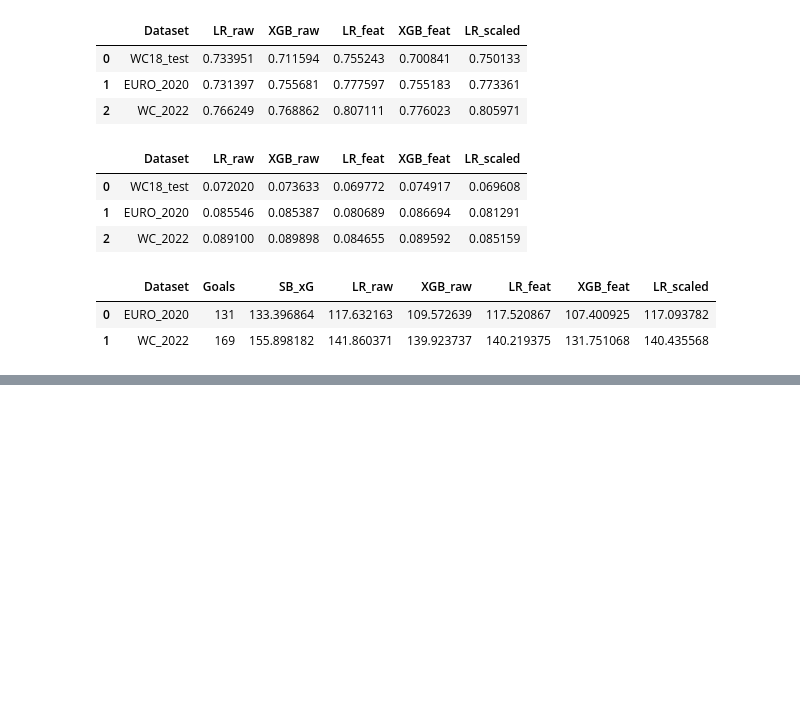
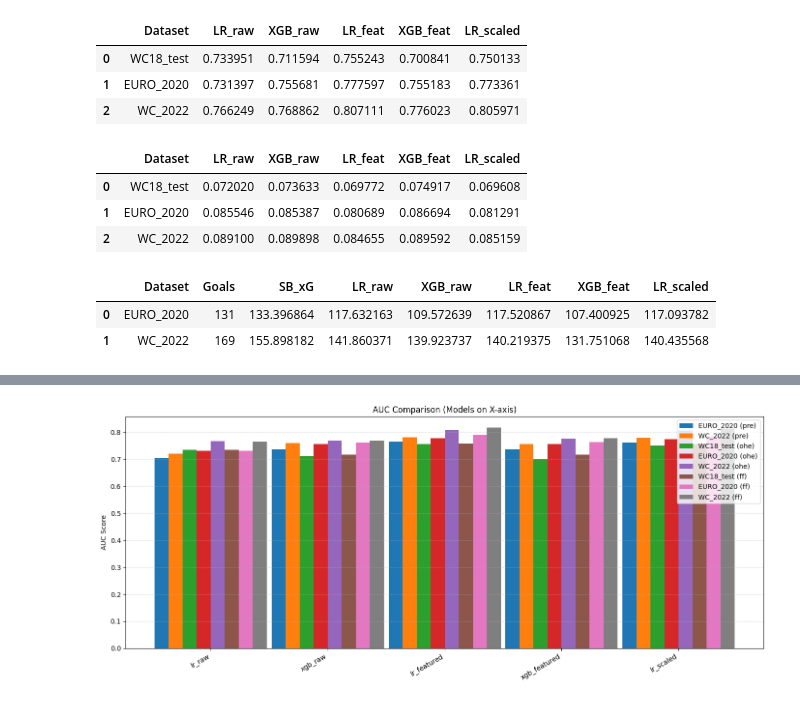
Before and after one commit to M-Traiki/Final_Project_Ironhack, a Jupyter notebook: model_training_and_evaluation.ipynb, the cells around one changed output, grey strips where cells are left out. Cells and saved outputs as stored; diff of their text form; code cells hidden in the pictures; blank space fills up the shorter version.

Commit message:
Grid search

```diff
--- a/model_training_and_evaluation.ipynb
+++ b/model_training_and_evaluation.ipynb
@@ -1255,0 +1469,33 @@ SB xG:         155.90
+# %%
+import matplotlib.pyplot as plt
+import numpy as np
+
+# Models on x-axis
+models = ["lr_raw", "xgb_raw", "lr_featured", "xgb_featured", "lr_scaled"]
+x = np.arange(len(models))  # positions
+
+# Build legend labels from dataset + stage
+legend_labels = auc_df["Dataset"] + " (" + auc_df["Stage"] + ")"
+num_datasets = len(legend_labels)
+
+bar_width = 0.12
+
+plt.figure(figsize=(14, 6))
+
+for i in range(num_datasets):
+    plt.bar(
+        x + i * bar_width,
+        auc_df.loc[i, models],
+        width=bar_width,
+        label=legend_labels[i]
+    )
+
+plt.xticks(x + bar_width * (num_datasets - 1) / 2, models, rotation=30, ha="right")
+plt.ylabel("AUC Score")
+plt.title("AUC Comparison (Models on X-axis)")
+plt.legend()
+plt.grid(axis="y", linestyle="--", alpha=0.5)
+plt.tight_layout()
+plt.show()
+# %% [output]
+[figure, added]
```
Also changed, not shown: parts of 34 cells of this notebook, 1 other file.
